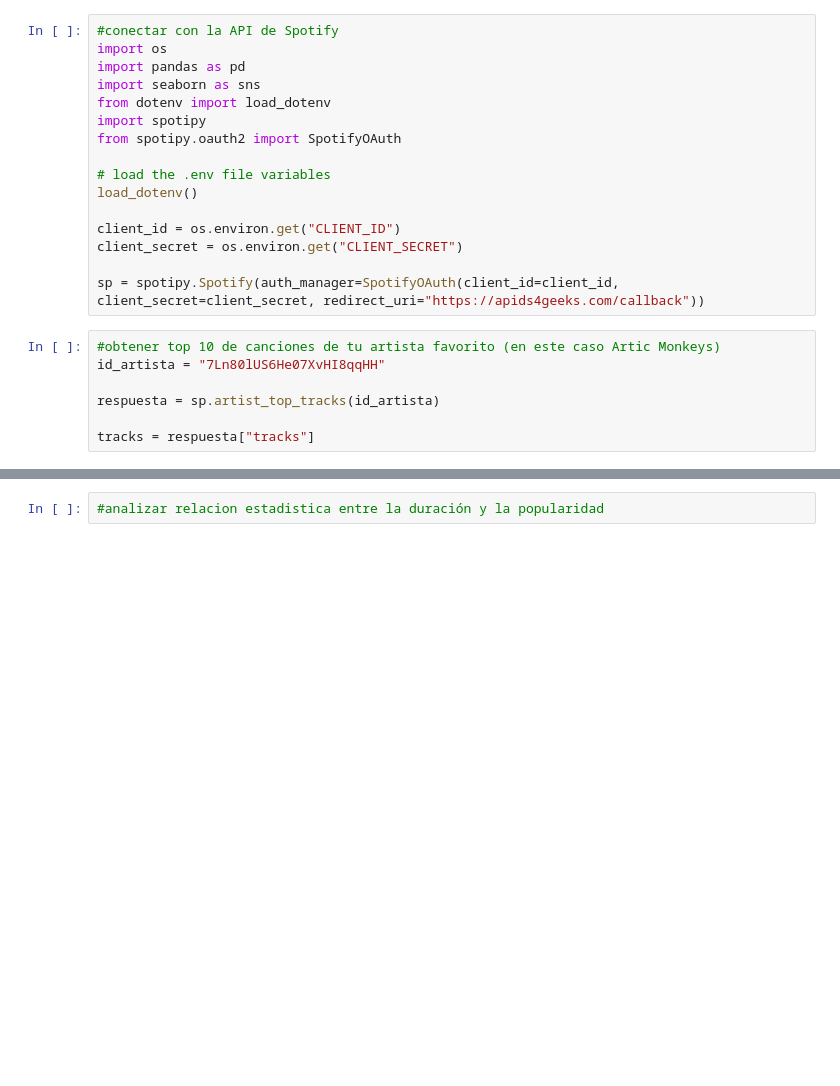
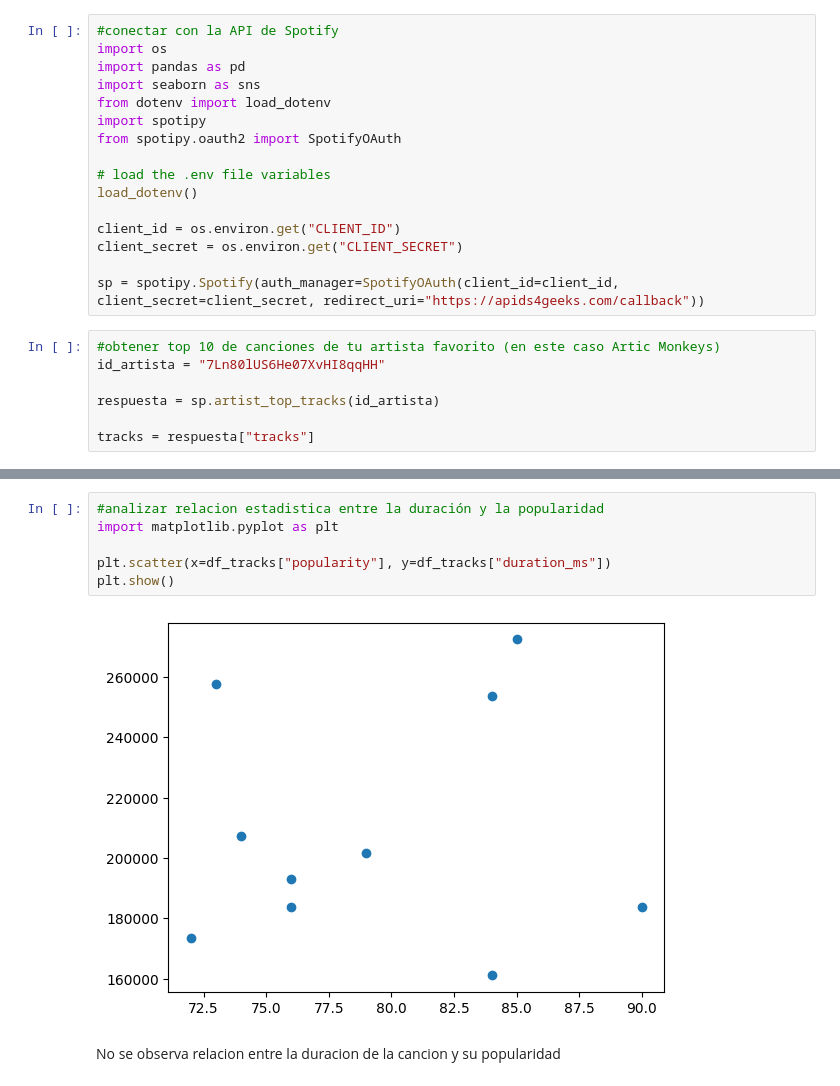
Before and after one commit to mgnorero/interacting-with-api-python-project-tutorial, a Jupyter notebook: src/explore.ipynb, the cells around one changed output, grey strips where cells are left out. Saved outputs shown, nothing was run; the diff lists cells and outputs as text; blank space fills up the shorter version.

Commit message:
relacion popularidad y duracion

```diff
--- a/src/explore.ipynb
+++ b/src/explore.ipynb
@@ -67,3 +67,11 @@ df_tracks.head(3)
 | 7 | {'album_type': 'album', 'artists'... | [{'external_urls': {'spotify': 'h... | 1 | 207356 | False | {'isrc': 'GBCEL1300365'} | {'spotify': 'https://open.spotify... | https://api.spotify.com/v1/tracks... | 7nzsY8vlnKdvGOEE0rjAXZ | ... |
 # %%
 #analizar relacion estadistica entre la duración y la popularidad
+import matplotlib.pyplot as plt
+
+plt.scatter(x=df_tracks["popularity"], y=df_tracks["duration_ms"])
+plt.show()
+# %% [output]
+[figure, added]
+# %% [markdown]
+No se observa relacion entre la duracion de la cancion y su popularidad
```
